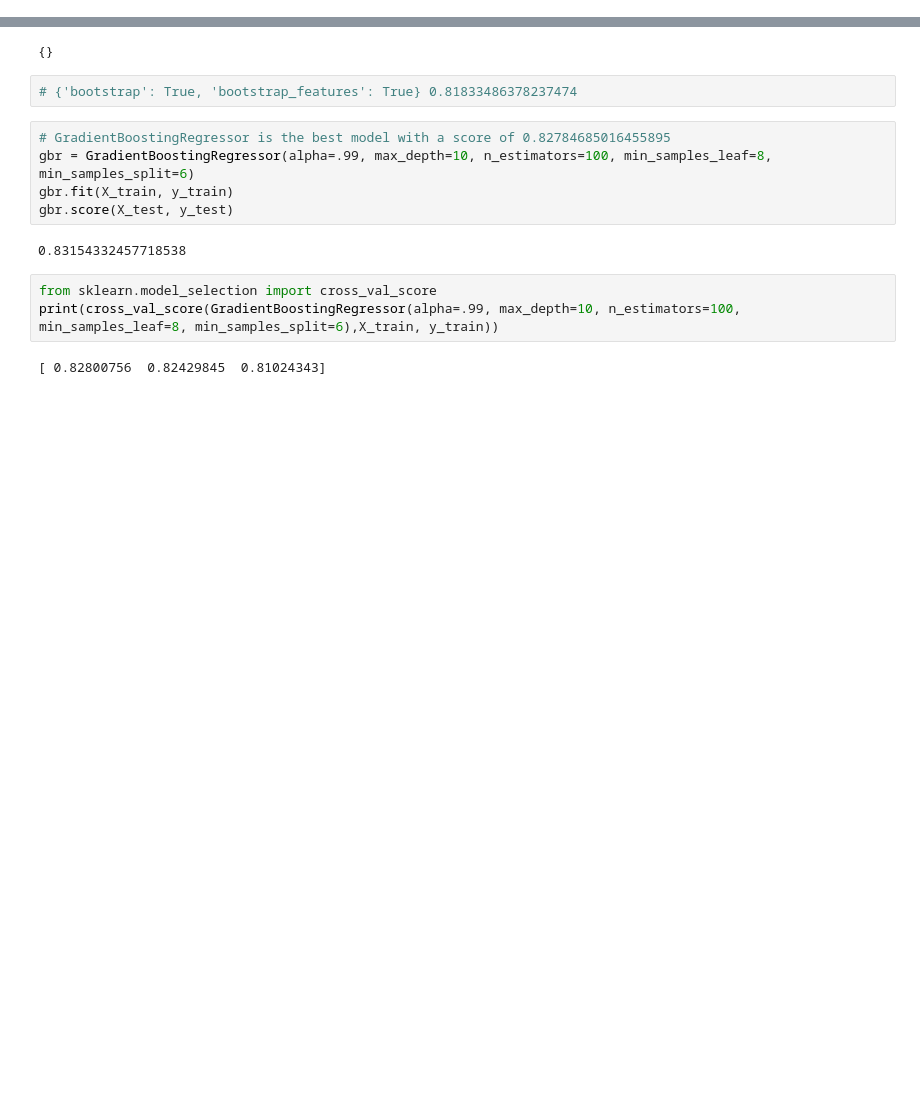
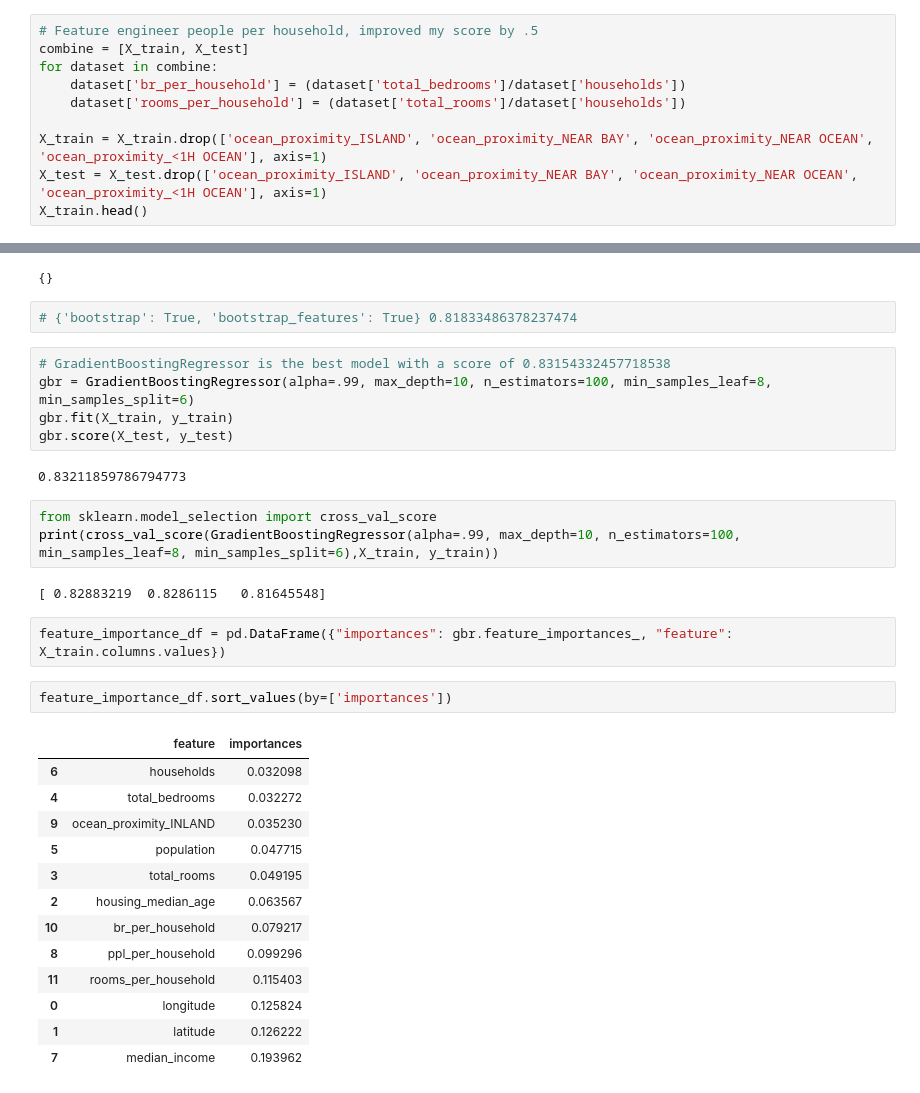
Before and after one commit to jonathan-c/galvanize-data-science-tasks, a Jupyter notebook: Tasks/Task #22/Task #22.ipynb, the cells around one changed output, grey strips where cells are left out. Cells and saved outputs as stored; diff of their text form; blank space fills up the shorter version.

```diff
--- a/Tasks/Task #22/Task #22.ipynb
+++ b/Tasks/Task #22/Task #22.ipynb
@@ -135,3 +143,13 @@ for index, row in X_test.iterrows():
 X_test['total_bedrooms'].isnull().sum()
 # %% [output]
 0
+# %%
+# Feature engineer people per household, improved my score by .5
+combine = [X_train, X_test]
+for dataset in combine:
+    dataset['br_per_household'] = (dataset['total_bedrooms']/dataset['households'])
+    dataset['rooms_per_household'] = (dataset['total_rooms']/dataset['households'])
+
+X_train = X_train.drop(['ocean_proximity_ISLAND', 'ocean_proximity_NEAR BAY', 'ocean_proximity_NEAR OCEAN', 'ocean_proximity_<1H OCEAN'], axis=1)
+X_test = X_test.drop(['ocean_proximity_ISLAND', 'ocean_proximity_NEAR BAY', 'ocean_proximity_NEAR OCEAN', 'ocean_proximity_<1H OCEAN'], axis=1)
+X_train.head()
@@ -257,14 +314,32 @@ grid_search.best_params_
 # %%
 # {'bootstrap': True, 'bootstrap_features': True} 0.81833486378237474
 # %%
-# GradientBoostingRegressor is the best model with a score of 0.82784685016455895
+# GradientBoostingRegressor is the best model with a score of 0.83154332457718538
 gbr = GradientBoostingRegressor(alpha=.99, max_depth=10, n_estimators=100, min_samples_leaf=8, min_samples_split=6)
 gbr.fit(X_train, y_train)
 gbr.score(X_test, y_test)
 # %% [output]
-0.83154332457718538
+0.83211859786794773
 # %%
 from sklearn.model_selection import cross_val_score
 print(cross_val_score(GradientBoostingRegressor(alpha=.99, max_depth=10, n_estimators=100, min_samples_leaf=8, min_samples_split=6),X_train, y_train))
 # %% [output]
-[ 0.82800756  0.82429845  0.81024343]
+[ 0.82883219  0.8286115   0.81645548]
+# %%
+feature_importance_df = pd.DataFrame({"importances": gbr.feature_importances_, "feature": X_train.columns.values})
+# %%
+feature_importance_df.sort_values(by=['importances'])
+# %% [output]
+|  | feature | importances |
+| 6 | households | 0.032098 |
+| 4 | total_bedrooms | 0.032272 |
+| 9 | ocean_proximity_INLAND | 0.035230 |
+| 5 | population | 0.047715 |
+| 3 | total_rooms | 0.049195 |
+| 2 | housing_median_age | 0.063567 |
+| 10 | br_per_household | 0.079217 |
+| 8 | ppl_per_household | 0.099296 |
+| 11 | rooms_per_household | 0.115403 |
+| 0 | longitude | 0.125824 |
+| 1 | latitude | 0.126222 |
+| 7 | median_income | 0.193962 |
```
Also changed, not shown: parts of 13 cells of this notebook, 1 other file.
